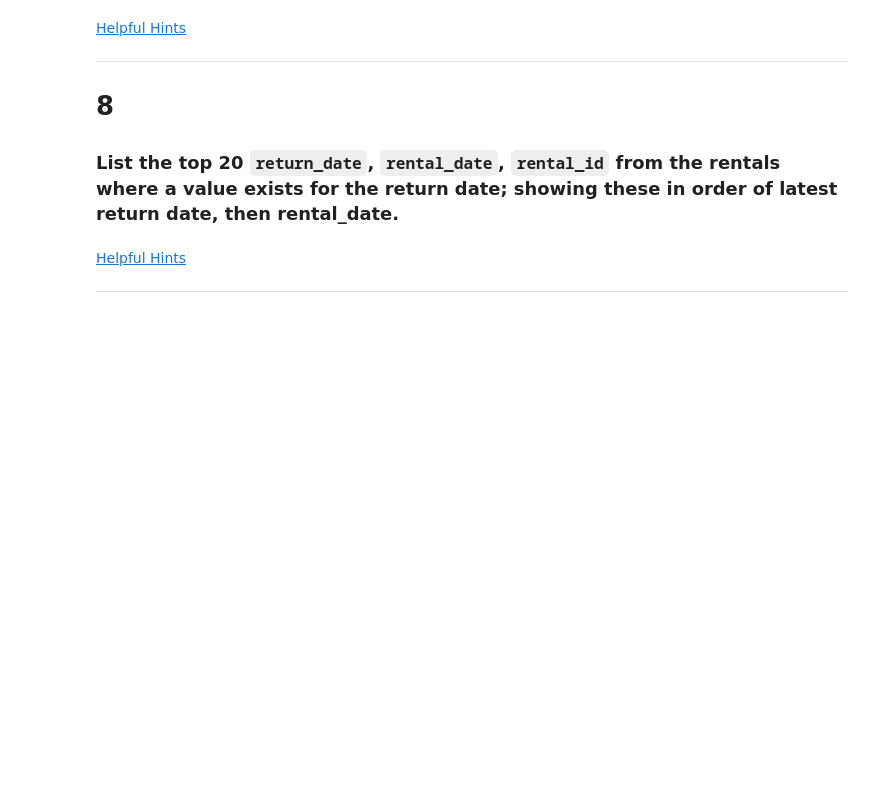
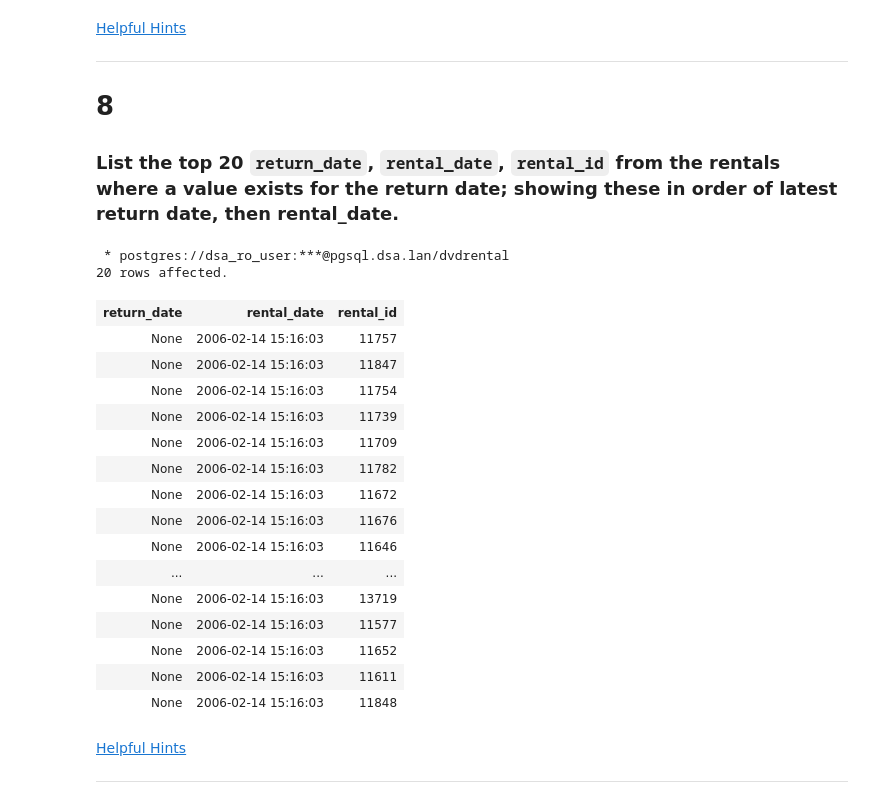
Before and after one commit to BlakeBigG/Database_and_Analytics_MS, a Jupyter notebook: modules/module1/practices/PostgreSQL.ipynb, the cells around one changed output. Drawn from its saved outputs; the diff is of its cells as text; code cells hidden in the pictures; blank space fills up the shorter version.

```diff
--- a/modules/module1/practices/PostgreSQL.ipynb
+++ b/modules/module1/practices/PostgreSQL.ipynb
@@ -84,6 +203,30 @@ Ultimately, you should be sure to look at the solutions that are posted in the `
 # 8
 
 ### List the top 20 `return_date`, `rental_date`, `rental_id`  from the rentals where a value exists for the return date; showing these in order of latest return date, then rental_date.
+# %%
+%%sql SELECT return_date, rental_date, rental_id
+FROM rental
+ORDER BY return_date DESC, rental_date DESC
+LIMIT 20;
+# %% [output]
+ * postgres://dsa_ro_user:***@pgsql.dsa.lan/dvdrental
+20 rows affected.
+| return_date | rental_date | rental_id |
+| None | 2006-02-14 15:16:03 | 11757 |
+| None | 2006-02-14 15:16:03 | 11847 |
+| None | 2006-02-14 15:16:03 | 11754 |
+| None | 2006-02-14 15:16:03 | 11739 |
+| None | 2006-02-14 15:16:03 | 11709 |
+| None | 2006-02-14 15:16:03 | 11782 |
+| None | 2006-02-14 15:16:03 | 11672 |
+| None | 2006-02-14 15:16:03 | 11676 |
+| None | 2006-02-14 15:16:03 | 11646 |
+| ... | ... | ... |
+| None | 2006-02-14 15:16:03 | 13719 |
+| None | 2006-02-14 15:16:03 | 11577 |
+| None | 2006-02-14 15:16:03 | 11652 |
+| None | 2006-02-14 15:16:03 | 11611 |
+| None | 2006-02-14 15:16:03 | 11848 |
 # %% [markdown]
 [Helpful Hints](https://youtu.be/H_biSct9Imw)
 
```
Also changed, not shown: parts of 8 cells of this notebook.
